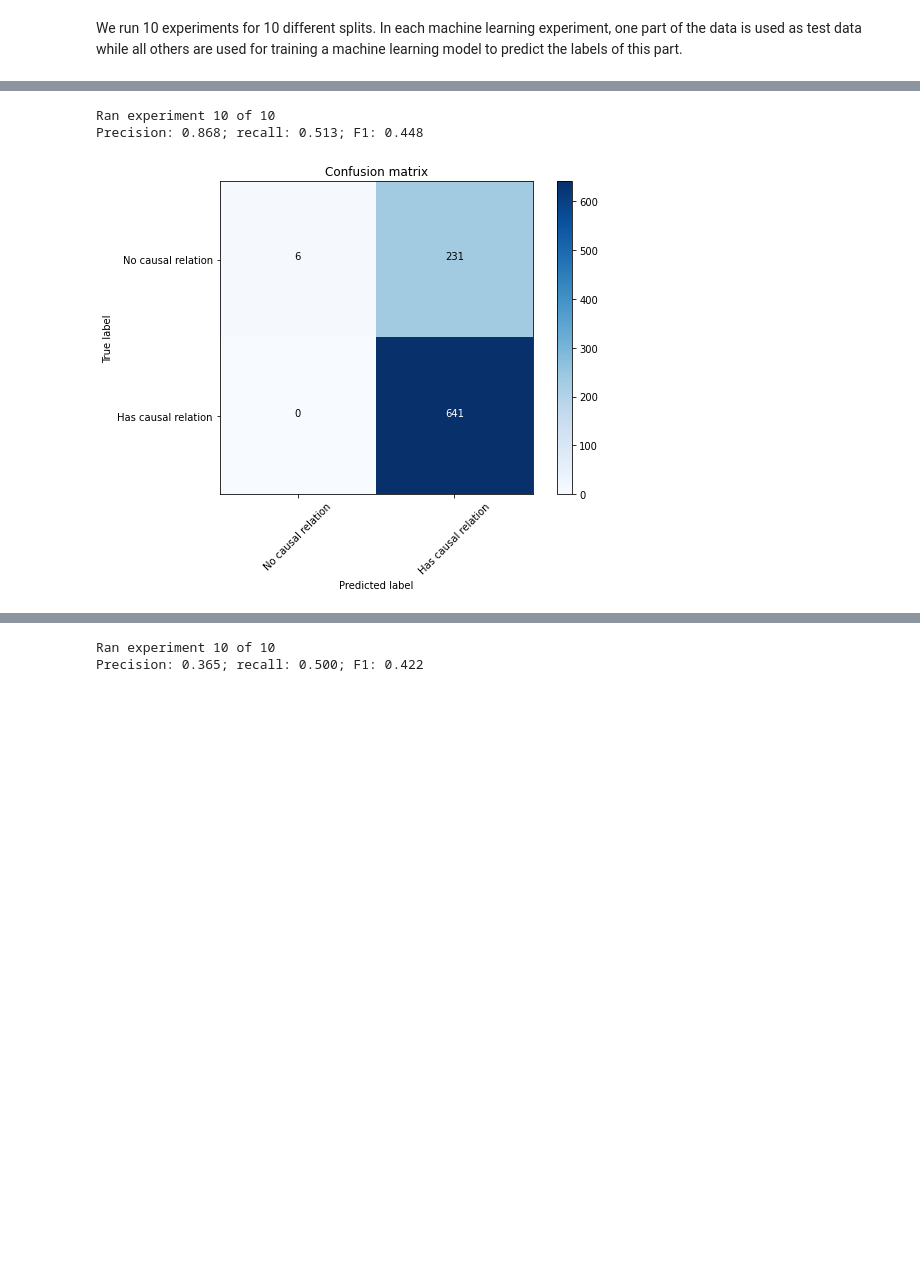
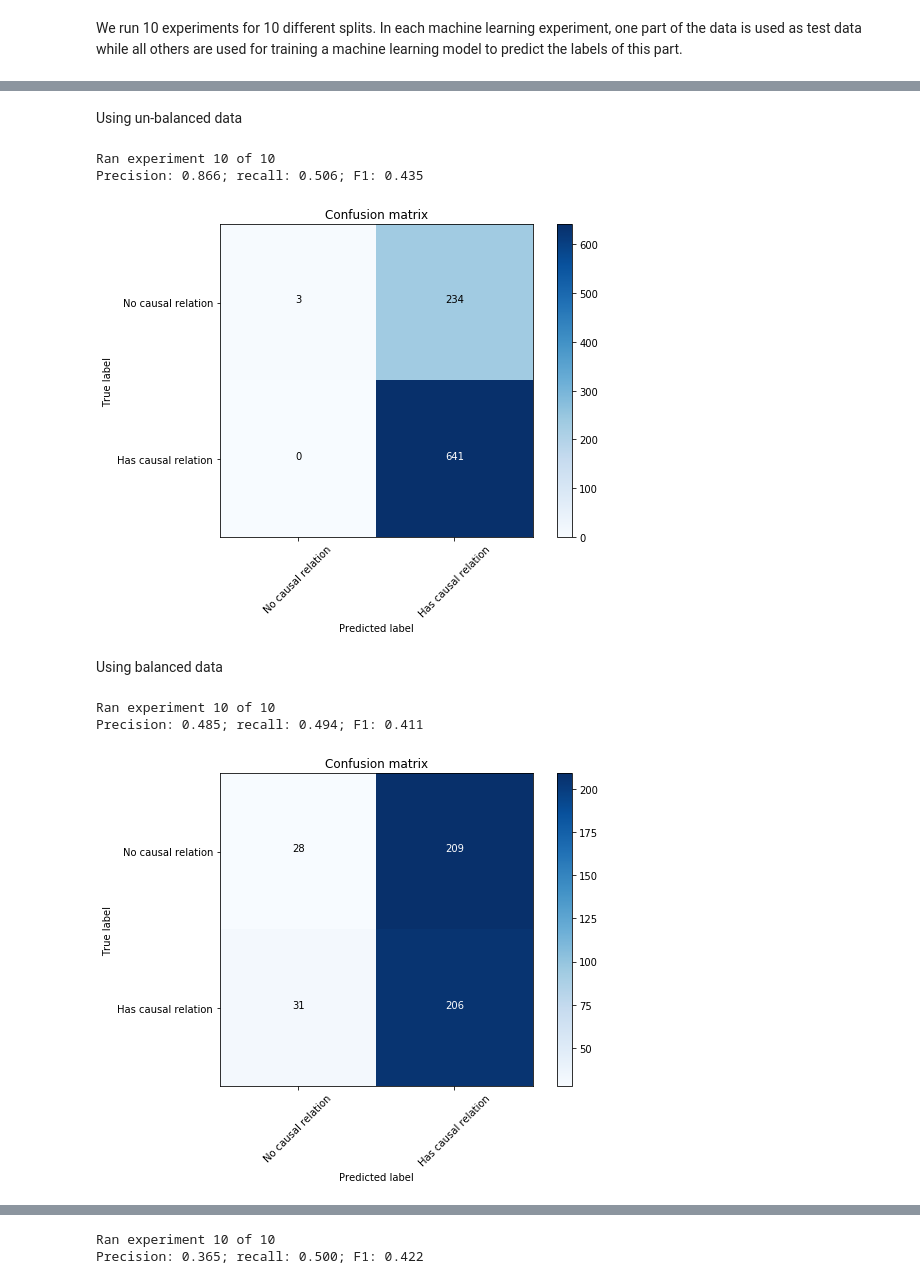
Before and after one commit to SSIML2021/SSIML2021, a Jupyter notebook: notebooks/1.1-causal-relation-precence-detection.ipynb, the cells around one changed output, grey strips where cells are left out. Cells and saved outputs as stored; diff of their text form; code cells hidden in the pictures; blank space fills up the shorter version.

Commit message:
Update 1.1improved version and 1.1bert trail
Update 1.1improved version(balanced approach) and 1.1bert trail(a seperate file)

```diff
--- a/notebooks/1.1-causal-relation-precence-detection.ipynb
+++ b/notebooks/1.1-causal-relation-precence-detection.ipynb
@@ -73,7 +73,7 @@ def make_train_test(X, y, test_index=0):
     return train_list, test_list
 # %%
 def make_train_file(file_name, train_list):
-    data_file = open(file_name, "w")
+    data_file = open(file_name, "w",encoding='utf-8')
     for line in train_list:
         print(line, file=data_file)
     data_file.close()
@@ -239,0 +308,2 @@ len(y)
+# %%
+New_X, New_y = balance_data(X,y)
@@ -242,11 +316,26 @@ We run 10 experiments for 10 different splits. In each machine learning experime
+# %% [markdown]
+Using un-balanced data
 # %%
 y_true, y_pred = run_experiments(X, y, wordNgrams=1)
 evaluate_results(y_true, y_pred)
 # %% [output]
 Ran experiment 10 of 10
-Precision: 0.868; recall: 0.513; F1: 0.448
+Precision: 0.866; recall: 0.506; F1: 0.435
 # %%
 cm = sklearn.metrics.confusion_matrix(y_true, y_pred)
 plot_confusion_matrix(cm, ['No causal relation', 'Has causal relation'], normalize=False)
 # %% [output]
-[figure, old version]
+[figure, new version]
+# %% [markdown]
+Using balanced data
+# %%
+y_true, y_pred = run_experiments(New_X, New_y, wordNgrams=1)
+evaluate_results(y_true, y_pred)
+# %% [output]
+Ran experiment 10 of 10
+Precision: 0.485; recall: 0.494; F1: 0.411
+# %%
+cm = sklearn.metrics.confusion_matrix(y_true, y_pred)
+plot_confusion_matrix(cm, ['No causal relation', 'Has causal relation'], normalize=False)
+# %% [output]
+[figure, added]
```
Also changed, not shown: parts of 41 cells of this notebook.
